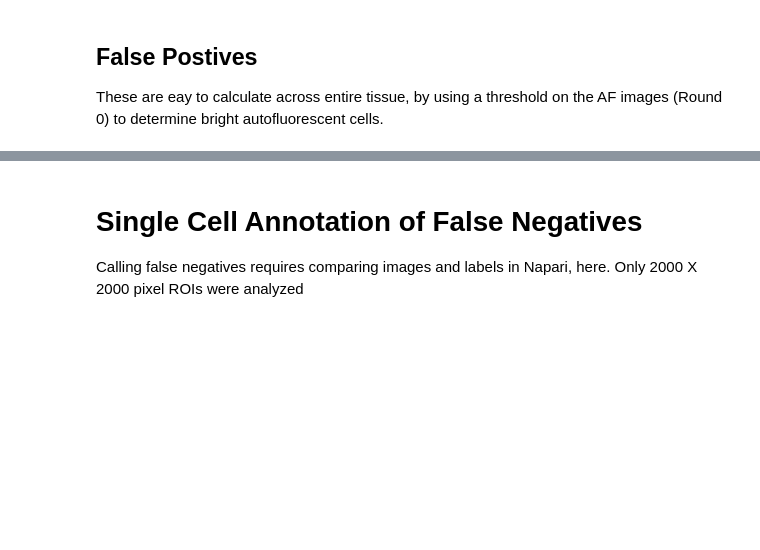
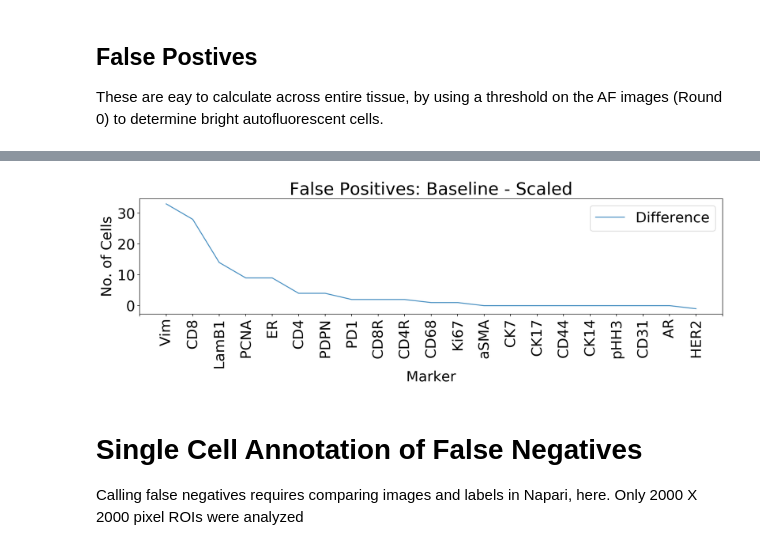
Before and after one commit to engjen/cycIF_Validation, a Jupyter notebook: Fig2_44290-146_subtractAF_scale_by_round.ipynb, the cells around one changed output, grey strips where cells are left out. Drawn from its saved outputs; the diff is of its cells as text; code cells hidden in the pictures; blank space fills up the shorter version.

```diff
--- a/Fig2_44290-146_subtractAF_scale_by_round.ipynb
+++ b/Fig2_44290-146_subtractAF_scale_by_round.ipynb
@@ -99,3 +107,19 @@ fig.savefig(f'{codedir}/Figures/44290-146/ScaledvsR8Q_44290_lineplot.png')
+# %%
+#plot false positives
+ls_labels = df_t.loc[ls_marker,'Diff'].sort_values(ascending=False).dropna().index.tolist()
+ls_labels.insert(0,'')
+fig, ax = plt.subplots(figsize=(14,5),dpi=200)
+df_t.loc[ls_marker,'Diff'].sort_values(ascending=False).dropna().plot(ax=ax,rot=90,alpha=0.8)
+ax.xaxis.set_major_locator(plt.MaxNLocator(22))
+ax.set_xticklabels(ls_labels)
+ax.set_title('False Positives: Baseline - Scaled')
+ax.set_ylabel('No. of Cells')
+ax.set_xlabel('Marker')
+ax.legend(['Difference'])
+plt.tight_layout()
+fig.savefig(f'{codedir}/Figures/44290-146/ScaledvsR8Q_diff_44290_lineplot.png')
+# %% [output]
+[figure, added]
 # %% [markdown]
 # Single Cell Annotation of False Negatives
 
```
Also changed, not shown: parts of 10 cells of this notebook, 4 other files.
